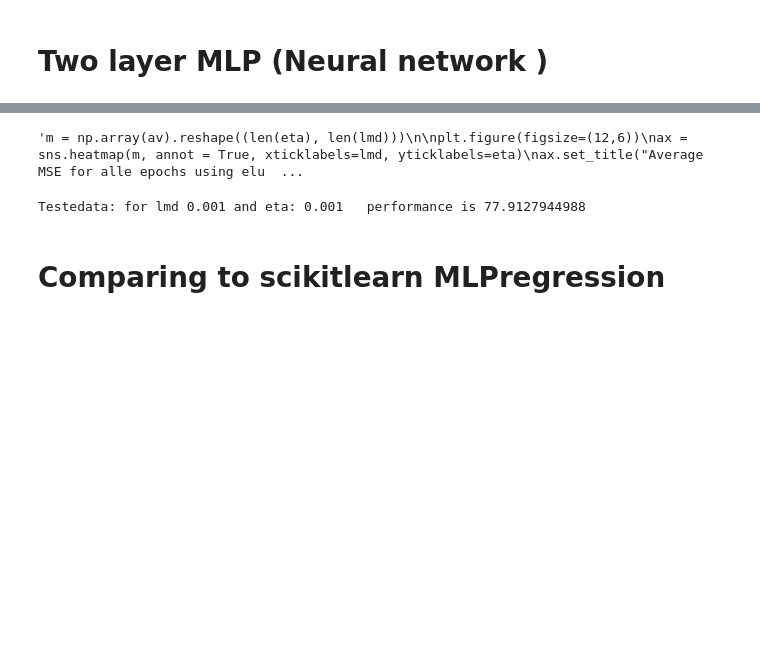
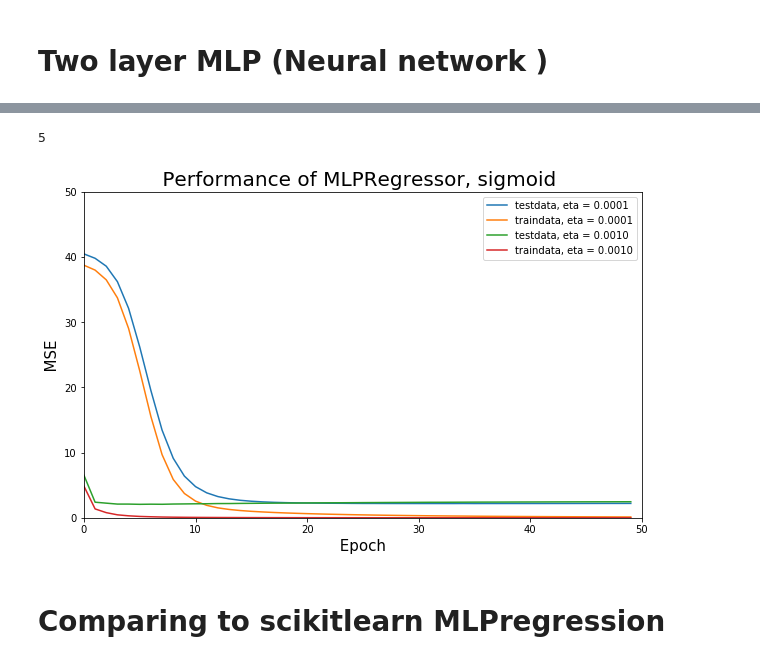
Before and after one commit to hannasv/project2, a Jupyter notebook: Project2_d.ipynb, the cells around one changed output, grey strips where cells are left out. Saved outputs shown, nothing was run; the diff lists cells and outputs as text; code cells hidden in the pictures; blank space fills up the shorter version.

```diff
--- a/Project2_d.ipynb
+++ b/Project2_d.ipynb
@@ -179,30 +197,42 @@ for epoch in epochs:
-# %%
-"""m = np.array(av).reshape((len(eta), len(lmd)))
-
-plt.figure(figsize=(12,6))
-ax = sns.heatmap(m, annot = True, xticklabels=lmd, yticklabels=eta)
-ax.set_title("Average MSE for alle epochs using elu activation function", fontsize = 20)
-ax.set_xlabel("Lambda value", fontsize = 15)
-ax.set_ylabel("Eta value", fontsize = 15) #
-plt.savefig("./results/figures/regression_ridge_nn_elu_epochs_1.png")"""
-# %% [output]
-'m = np.array(av).reshape((len(eta), len(lmd)))\n\nplt.figure(figsize=(12,6))\nax = sns.heatmap(m, annot = True, xticklabels=lmd, yticklabels=eta)\nax.set_title("Average MSE for alle epochs using elu  ...
-# %%
-ann = NeuralNetMLP(l2 = 0.001,
-                   batch_size=1,
-                   epochs=10,
-                   n_hidden=30,
-                   eta = 0.01,
-                   activation="sigmoid",
-                   tpe = "regression")
-
-ann.fit(X_train, y_train, X_valid, y_valid)
-ann.predict(X_valid)
-# returns a list of the mean mse score for different epochs or batches
-metric.append(np.average(ann.eval_["valid_preform"]))
-print("Testedata: for lmd "+str(0.001) + " and eta: " + str(0.001) + "   performance is " + str(np.mean(ann.eval_["valid_preform"])))
-# %% [output]
-Testedata: for lmd 0.001 and eta: 0.001   performance is 77.9127944988
+# %%
+test_m = []
+train_m = []
+
+eta = [0.0001, 0.001, 0.01, 0.1, 1.0]
+
+for e in eta:
+    ann = NeuralNetMLP(batch_size=10,
+                       epochs=50,
+                       n_hidden=30,
+                       eta = e,
+                       activation="sigmoid",
+                       tpe = "regression")
+
+    ann.fit(X_train, y_train, X_valid, y_valid)
+    ann.predict(X_valid)
+
+    test_m.append(ann.eval_["valid_preform"])
+    train_m.append(ann.eval_["train_preform"])
+# %%
+len(test_m)
+# %% [output]
+5
+# %%
+plt.figure(figsize=(10,6))
+x = np.arange(len(test_m[0]))
+
+for i in range(2):
+    plt.plot(x, test_m[i], label = "testdata, eta = %.4f" %eta[i])
+    plt.plot(x, train_m[i], label = "traindata, eta = %.4f" %eta[i])
+
+plt.title(" Performance of MLPRegressor, sigmoid  ", fontsize = 20)
+xmin, xmax, ymin, ymax = plt.axis([0,50,0,50])
+plt.xlabel(" Epoch ", fontsize=15)
+plt.ylabel("  MSE  ", fontsize=15)
+plt.legend()
+plt.savefig("./results/figures/MLPRegressor_sigmoid_MSE_50_epochs.png")
+# %% [output]
+[figure, added]
 # %% [markdown]
 # Comparing to scikitlearn MLPregression
 # %%
```
Also changed, not shown: parts of 4 cells of this notebook, 9 other files.
